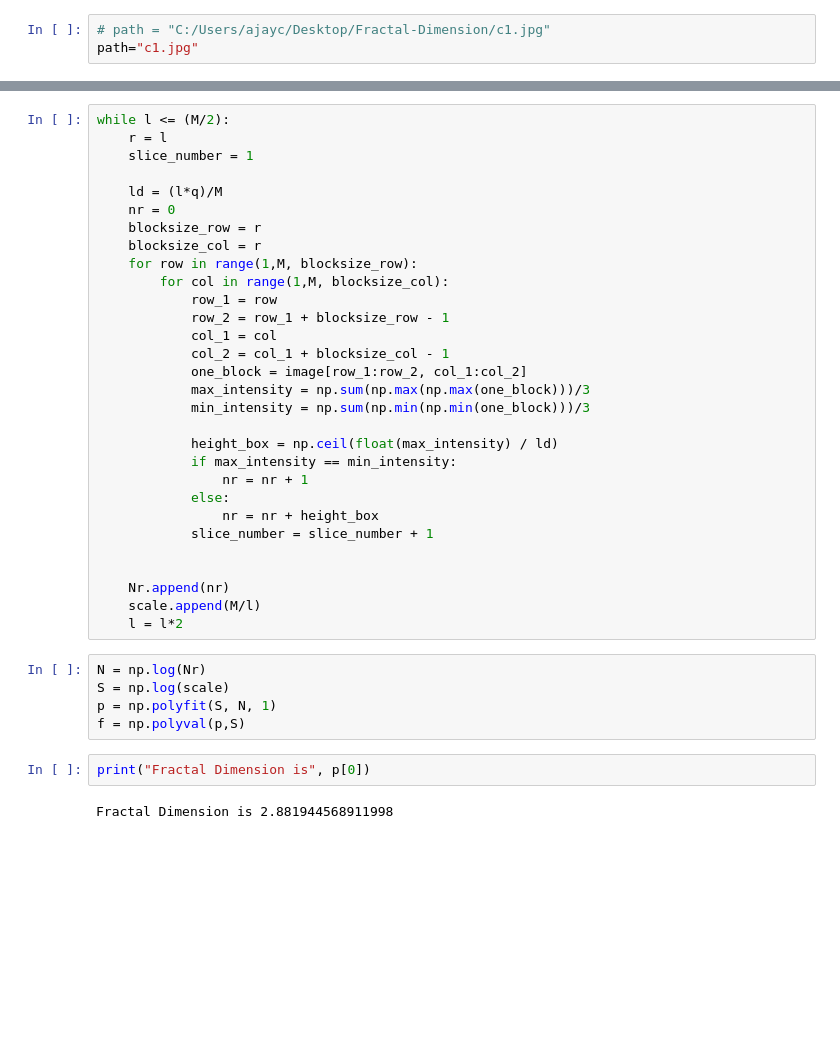
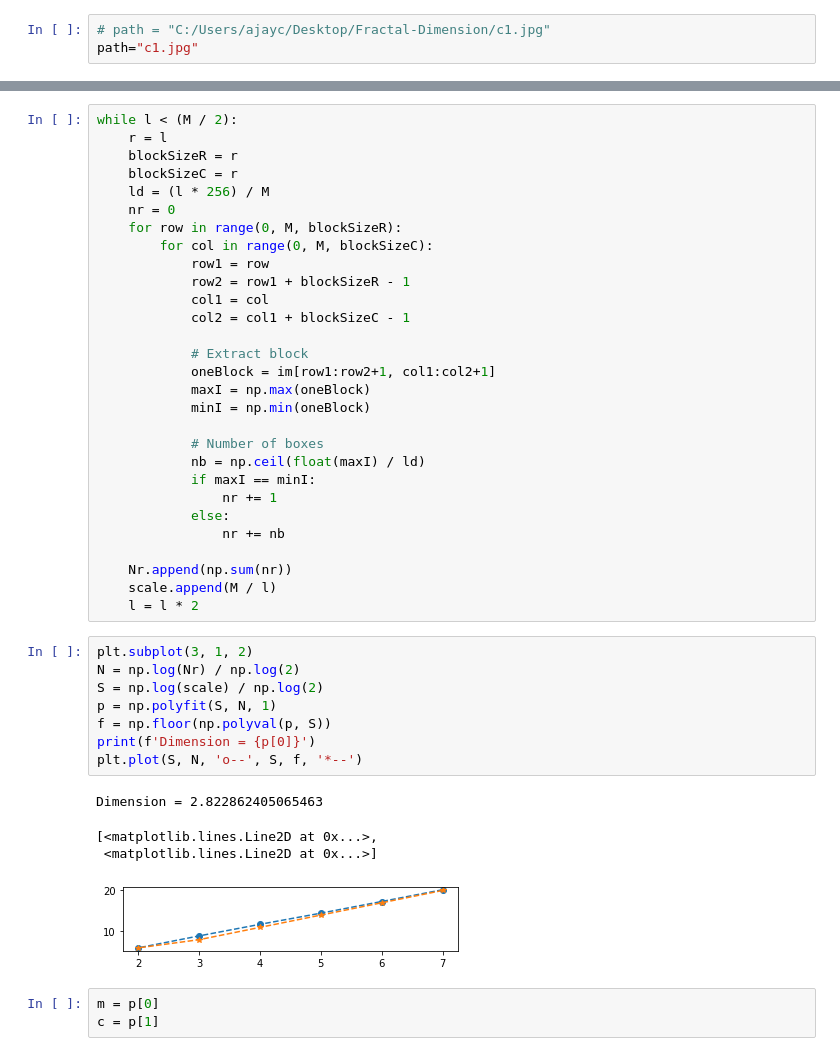
Before and after one commit to yoshiyama/Fractal-Dimension_yk, a Jupyter notebook: Fractal_Dimension_gray.ipynb, the cells around one changed output, grey strips where cells are left out. Drawn from its saved outputs; the diff is of its cells as text; blank space fills up the shorter version.

```diff
--- a/Fractal_Dimension_gray.ipynb
+++ b/Fractal_Dimension_gray.ipynb
@@ -37,40 +28,46 @@ scale = []
 # %%
-while l <= (M/2):
+while l < (M / 2):
     r = l
-    slice_number = 1
+    blockSizeR = r
+    blockSizeC = r
+    ld = (l * 256) / M
+    nr = 0
+    for row in range(0, M, blockSizeR):
+        for col in range(0, M, blockSizeC):
+            row1 = row
+            row2 = row1 + blockSizeR - 1
+            col1 = col
+            col2 = col1 + blockSizeC - 1
 
-    ld = (l*q)/M
-    nr = 0
-    blocksize_row = r
-    blocksize_col = r
-    for row in range(1,M, blocksize_row):
-        for col in range(1,M, blocksize_col):
-            row_1 = row
-            row_2 = row_1 + blocksize_row - 1
-            col_1 = col
-            col_2 = col_1 + blocksize_col - 1
-            one_block = image[row_1:row_2, col_1:col_2]
-            max_intensity = np.sum(np.max(np.max(one_block)))/3
-            min_intensity = np.sum(np.min(np.min(one_block)))/3
+            # Extract block
+            oneBlock = im[row1:row2+1, col1:col2+1]
+            maxI = np.max(oneBlock)
+            minI = np.min(oneBlock)
 
-            height_box = np.ceil(float(max_intensity) / ld)
-            if max_intensity == min_intensity:
-                nr = nr + 1
+            # Number of boxes
+            nb = np.ceil(float(maxI) / ld)
+            if maxI == minI:
+                nr += 1
             else:
-                nr = nr + height_box
-            slice_number = slice_number + 1
+                nr += nb
 
-
-    Nr.append(nr)
-    scale.append(M/l)
-    l = l*2
+    Nr.append(np.sum(nr))
+    scale.append(M / l)
+    l = l * 2
 # %%
-N = np.log(Nr)
-S = np.log(scale)
+plt.subplot(3, 1, 2)
+N = np.log(Nr) / np.log(2)
+S = np.log(scale) / np.log(2)
 p = np.polyfit(S, N, 1)
-f = np.polyval(p,S)
+f = np.floor(np.polyval(p, S))
+print(f'Dimension = {p[0]}')
+plt.plot(S, N, 'o--', S, f, '*--')
+# %% [output]
+Dimension = 2.822862405065463
+[<matplotlib.lines.Line2D at 0x...>,
+ <matplotlib.lines.Line2D at 0x...>]
+[figure, added]
-# %%
-print("Fractal Dimension is", p[0])
-# %% [output]
-Fractal Dimension is 2.881944568911998
+# %%
+m = p[0]
+c = p[1]
 # %%
```
Also changed, not shown: parts of 13 cells of this notebook.
